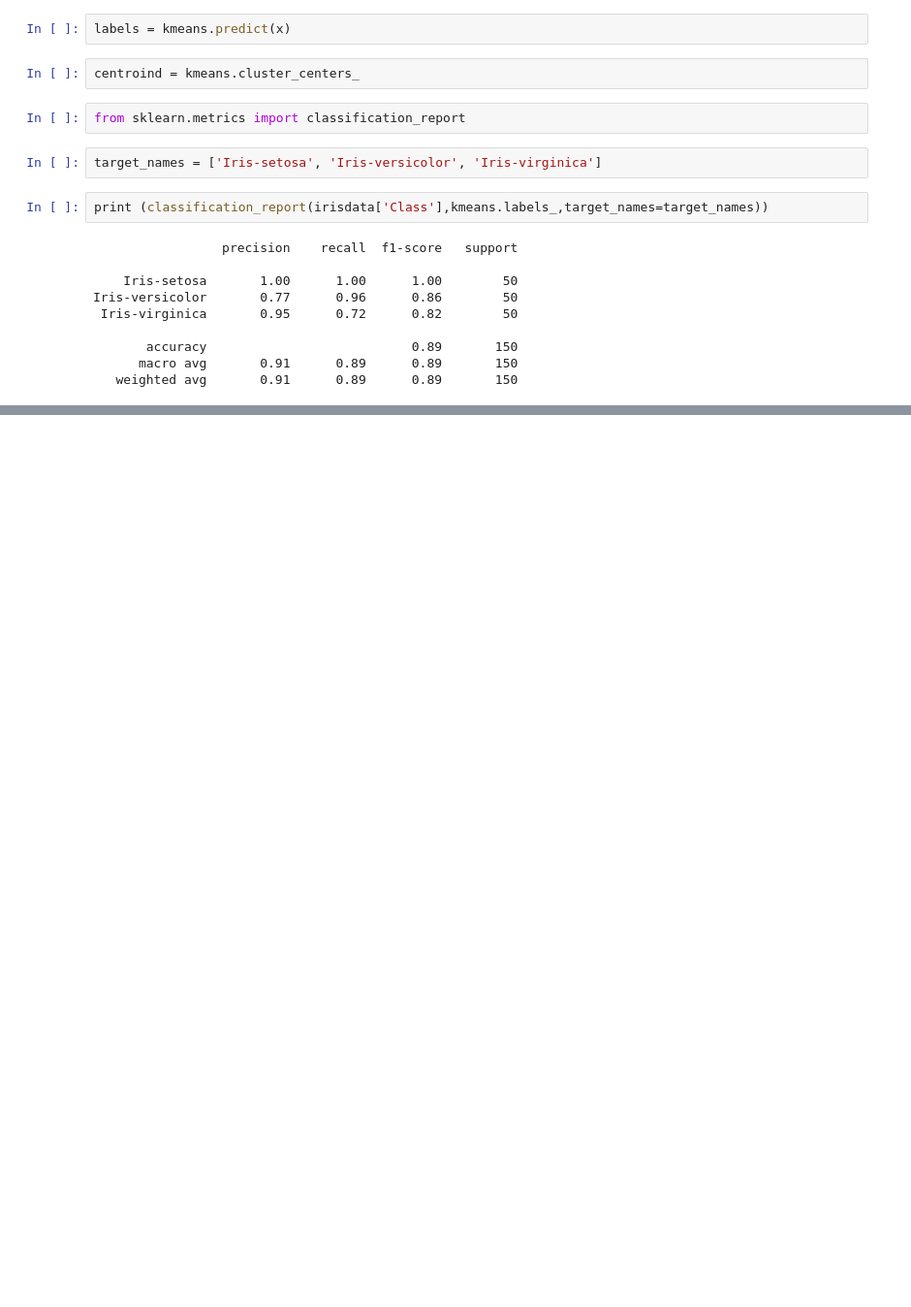
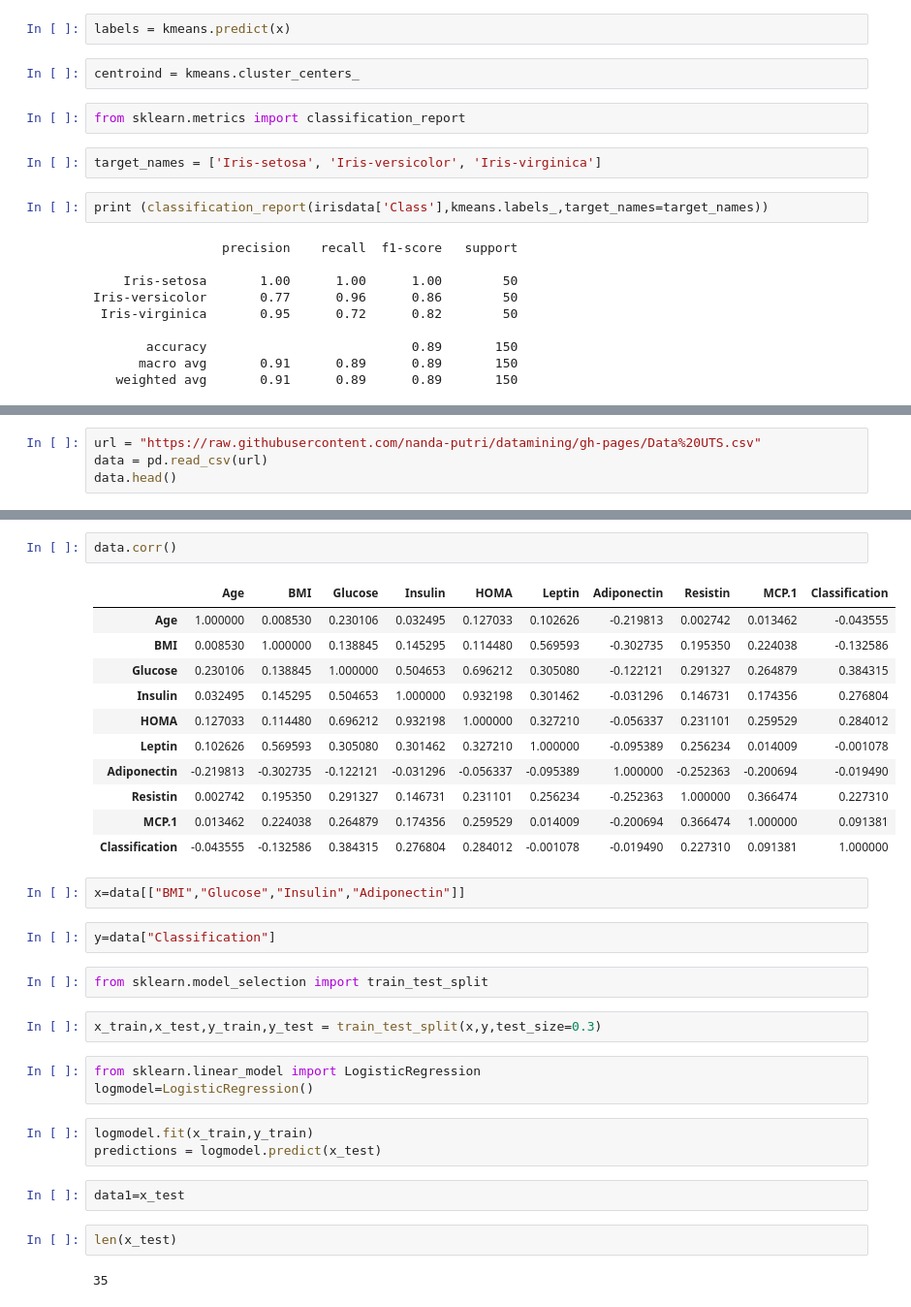
Before and after one commit to nanda-putri/datamining, a Jupyter notebook: _sources/Penambangan Data.ipynb, the cells around one changed output, grey strips where cells are left out. Shown: that part at 97% size. Drawn from its saved outputs; the diff is of its cells as text; blank space fills up the shorter version.

```diff
--- a/_sources/Penambangan Data.ipynb
+++ b/_sources/Penambangan Data.ipynb
@@ -653,0 +666,4 @@ Iris-versicolor       0.77      0.96      0.86        50
+# %%
+url = "https://raw.githubusercontent.com/nanda-putri/datamining/gh-pages/Data%20UTS.csv"
+data = pd.read_csv(url)
+data.head()
@@ -653,0 +729,34 @@ Iris-versicolor       0.77      0.96      0.86        50
+# %%
+data.corr()
+# %% [output]
+|  | Age | BMI | Glucose | Insulin | HOMA | Leptin | Adiponectin | Resistin | MCP.1 | Classification |
+| Age | 1.000000 | 0.008530 | 0.230106 | 0.032495 | 0.127033 | 0.102626 | -0.219813 | 0.002742 | 0.013462 | -0.043555 |
+| BMI | 0.008530 | 1.000000 | 0.138845 | 0.145295 | 0.114480 | 0.569593 | -0.302735 | 0.195350 | 0.224038 | -0.132586 |
+| Glucose | 0.230106 | 0.138845 | 1.000000 | 0.504653 | 0.696212 | 0.305080 | -0.122121 | 0.291327 | 0.264879 | 0.384315 |
+| Insulin | 0.032495 | 0.145295 | 0.504653 | 1.000000 | 0.932198 | 0.301462 | -0.031296 | 0.146731 | 0.174356 | 0.276804 |
+| HOMA | 0.127033 | 0.114480 | 0.696212 | 0.932198 | 1.000000 | 0.327210 | -0.056337 | 0.231101 | 0.259529 | 0.284012 |
+| Leptin | 0.102626 | 0.569593 | 0.305080 | 0.301462 | 0.327210 | 1.000000 | -0.095389 | 0.256234 | 0.014009 | -0.001078 |
+| Adiponectin | -0.219813 | -0.302735 | -0.122121 | -0.031296 | -0.056337 | -0.095389 | 1.000000 | -0.252363 | -0.200694 | -0.019490 |
+| Resistin | 0.002742 | 0.195350 | 0.291327 | 0.146731 | 0.231101 | 0.256234 | -0.252363 | 1.000000 | 0.366474 | 0.227310 |
+| MCP.1 | 0.013462 | 0.224038 | 0.264879 | 0.174356 | 0.259529 | 0.014009 | -0.200694 | 0.366474 | 1.000000 | 0.091381 |
+| Classification | -0.043555 | -0.132586 | 0.384315 | 0.276804 | 0.284012 | -0.001078 | -0.019490 | 0.227310 | 0.091381 | 1.000000 |
+# %%
+x=data[["BMI","Glucose","Insulin","Adiponectin"]]
+# %%
+y=data["Classification"]
+# %%
+from sklearn.model_selection import train_test_split
+# %%
+x_train,x_test,y_train,y_test = train_test_split(x,y,test_size=0.3)
+# %%
+from sklearn.linear_model import LogisticRegression
+logmodel=LogisticRegression()
+# %%
+logmodel.fit(x_train,y_train)
+predictions = logmodel.predict(x_test)
+# %%
+data1=x_test
+# %%
+len(x_test)
+# %% [output]
+35
```
Also changed, not shown: parts of 32 cells of this notebook, 7 other files.
